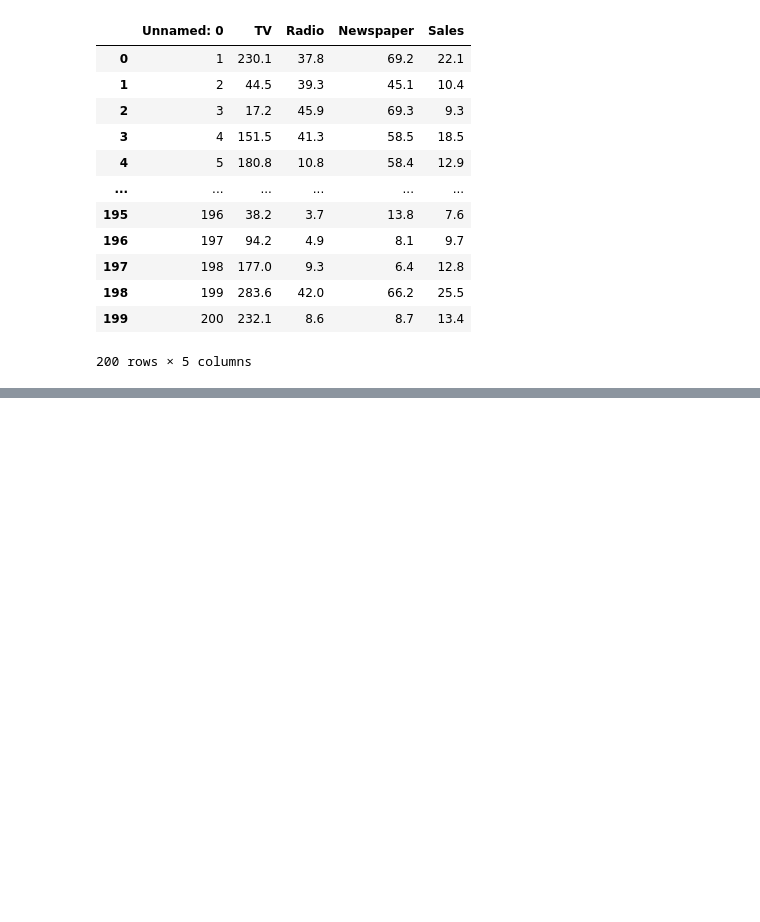
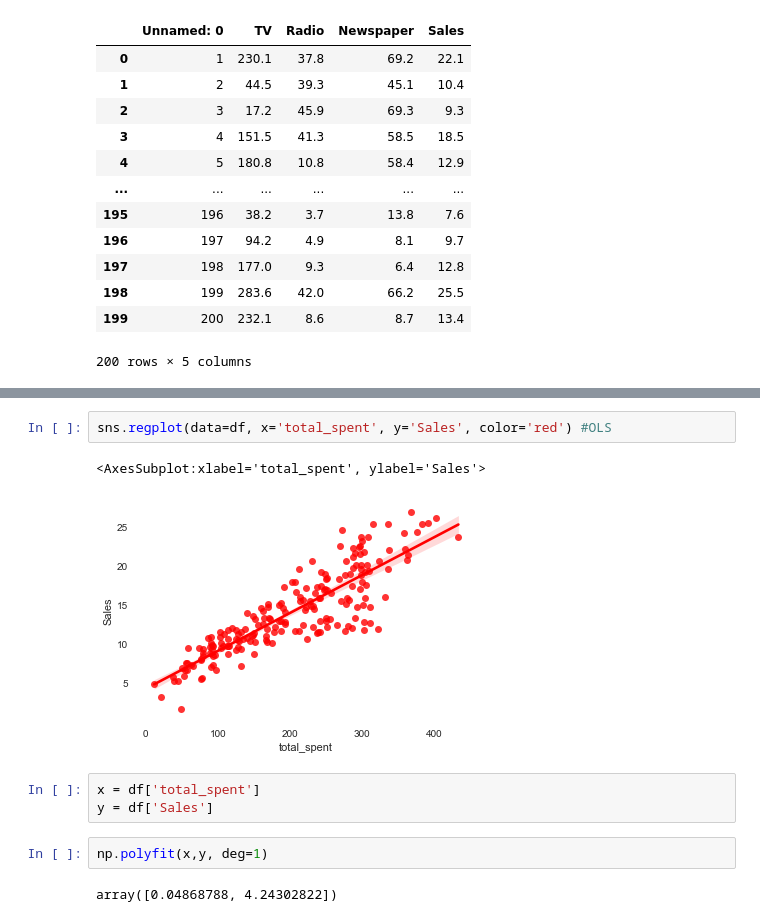
Before and after one commit to devdivyansh522399/ML_CLASS, a Jupyter notebook: Test Notebook/Linear_regression.ipynb, the cells around one changed output, grey strips where cells are left out. Drawn from its saved outputs; the diff is of its cells as text; blank space fills up the shorter version.

```diff
--- a/Test Notebook/Linear_regression.ipynb
+++ b/Test Notebook/Linear_regression.ipynb
@@ -22,0 +49,12 @@ df
+# %%
+sns.regplot(data=df, x='total_spent', y='Sales', color='red') #OLS
+# %% [output]
+<AxesSubplot:xlabel='total_spent', ylabel='Sales'>
+[figure, added]
+# %%
+x = df['total_spent']
+y = df['Sales']
+# %%
+np.polyfit(x,y, deg=1)
+# %% [output]
+array([0.04868788, 4.24302822])
```
Also changed, not shown: parts of 40 cells of this notebook.
